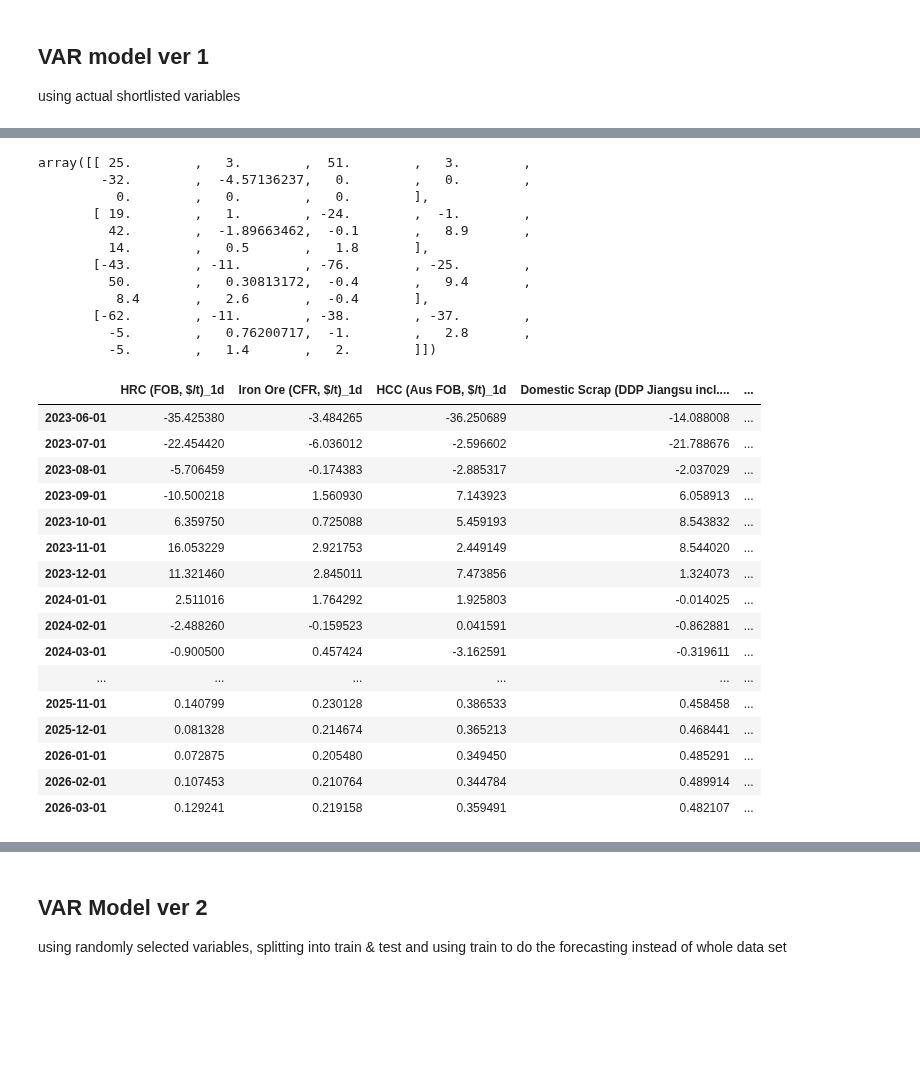
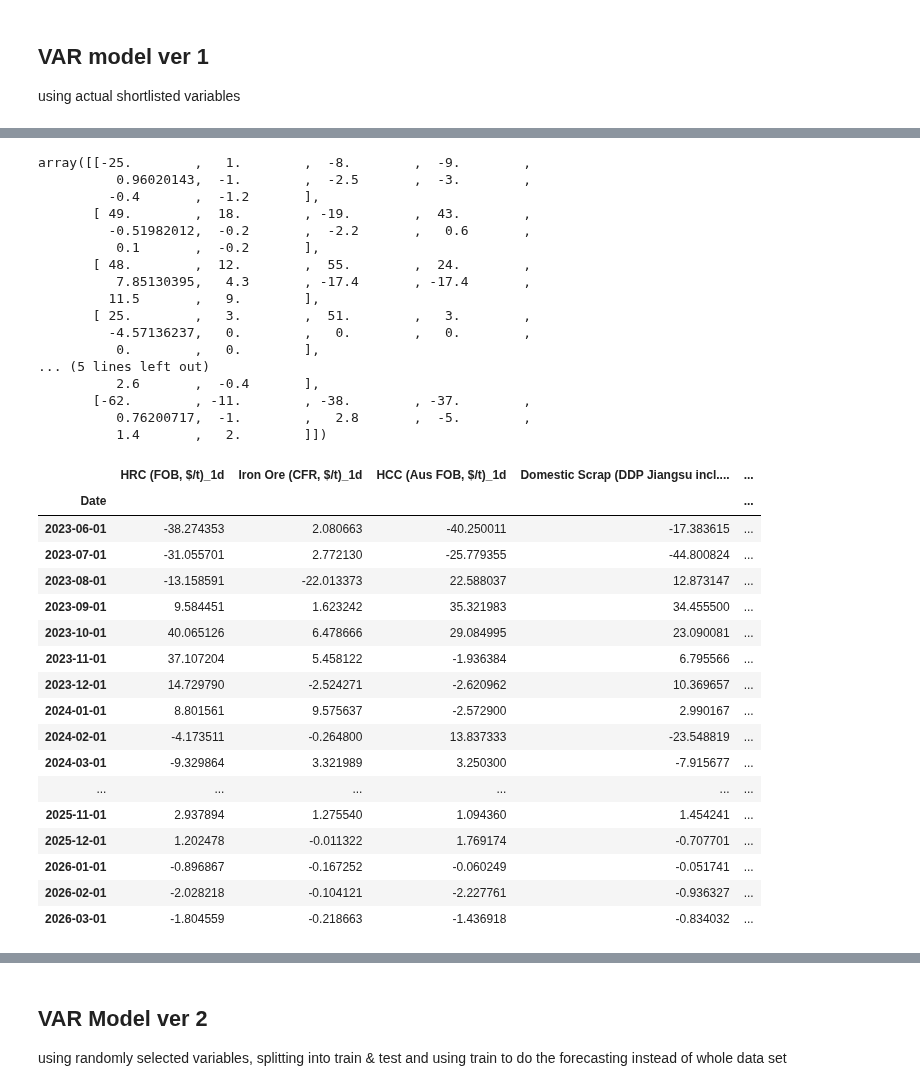
Before and after one commit to nguyenhpnguyen/BT4103-Business-Analytics-Capstone-Project, a Jupyter notebook: notebook/02_var.ipynb, the cells around one changed output, grey strips where cells are left out. Cells and saved outputs as stored; diff of their text form; code cells hidden in the pictures; blank space fills up the shorter version.

```diff
--- a/notebook/02_var.ipynb
+++ b/notebook/02_var.ipynb
@@ -31,0 +23,12 @@ df.head()
+# %%
+list_of_variables = ['Iron Ore (CFR, $/t)', 'HCC (Aus FOB, $/t)',
+         'Domestic Scrap (DDP Jiangsu incl. VAT $/t)',
+         'Monthly Export of Semis & Finished Steel as % of Production',
+         'FAI in urban real estate development (y-o-y) Growth',
+         'Automobile Production (y-o-y)', 'Civil Metal-Vessels/Steel Ships (y-o-y)',
+         'Household Fridges (y-o-y)', 'Air Conditioner (y-o-y)']
+hrc = ['Date', 'HRC (FOB, $/t)']
+final_cols = hrc + list_of_variables
+
+df = df[final_cols]
+df.head()
@@ -90,6 +99,6 @@ VAR Order Selection (* highlights the minimums)
 # %%
 # Use lag with the lowest AIC
-model_fitted = model.fit(4)
+model_fitted = model.fit(7)
 model_fitted.summary()
 # %% [output]
   Summary of Regression Results
@@ -138,42 +146,49 @@ lag_order = model_fitted.k_ar
 forecast_input = final_df_train_differenced.values[-lag_order:]
 forecast_input
 # %% [output]
-array([[ 25.        ,   3.        ,  51.        ,   3.        ,
-        -32.        ,  -4.57136237,   0.        ,   0.        ,
-          0.        ,   0.        ,   0.        ],
-       [ 19.        ,   1.        , -24.        ,  -1.        ,
-         42.        ,  -1.89663462,  -0.1       ,   8.9       ,
-         14.        ,   0.5       ,   1.8       ],
-       [-43.        , -11.        , -76.        , -25.        ,
-         50.        ,   0.30813172,  -0.4       ,   9.4       ,
-          8.4       ,   2.6       ,  -0.4       ],
+array([[-25.        ,   1.        ,  -8.        ,  -9.        ,
+          0.96020143,  -1.        ,  -2.5       ,  -3.        ,
+         -0.4       ,  -1.2       ],
+       [ 49.        ,  18.        , -19.        ,  43.        ,
+         -0.51982012,  -0.2       ,  -2.2       ,   0.6       ,
+          0.1       ,  -0.2       ],
+       [ 48.        ,  12.        ,  55.        ,  24.        ,
+          7.85130395,   4.3       , -17.4       , -17.4       ,
+         11.5       ,   9.        ],
+       [ 25.        ,   3.        ,  51.        ,   3.        ,
+         -4.57136237,   0.        ,   0.        ,   0.        ,
+          0.        ,   0.        ],
+... (5 lines left out)
+          2.6       ,  -0.4       ],
        [-62.        , -11.        , -38.        , -37.        ,
-         -5.        ,   0.76200717,  -1.        ,   2.8       ,
-         -5.        ,   1.4       ,   2.        ]])
+          0.76200717,  -1.        ,   2.8       ,  -5.        ,
+          1.4       ,   2.        ]])
 # %%
 # Forecast the following 12 periods (length of test set)
 fc = model_fitted.forecast(y=forecast_input, steps=34)
 fc_period = pd.date_range(start='6/1/2023', end='3/1/2026', freq='MS')
 df_forecast = pd.DataFrame(fc, index=fc_period, columns=final_df_test.columns + '_1d')
+df_forecast.index.name = 'Date'
 df_forecast
 # %% [output]
 |  | HRC (FOB, $/t)_1d | Iron Ore (CFR, $/t)_1d | HCC (Aus FOB, $/t)_1d | Domestic Scrap (DDP Jiangsu incl.... | ... |
-| 2023-06-01 | -35.425380 | -3.484265 | -36.250689 | -14.088008 | ... |
-| 2023-07-01 | -22.454420 | -6.036012 | -2.596602 | -21.788676 | ... |
-| 2023-08-01 | -5.706459 | -0.174383 | -2.885317 | -2.037029 | ... |
-| 2023-09-01 | -10.500218 | 1.560930 | 7.143923 | 6.058913 | ... |
-| 2023-10-01 | 6.359750 | 0.725088 | 5.459193 | 8.543832 | ... |
-| 2023-11-01 | 16.053229 | 2.921753 | 2.449149 | 8.544020 | ... |
-| 2023-12-01 | 11.321460 | 2.845011 | 7.473856 | 1.324073 | ... |
-| 2024-01-01 | 2.511016 | 1.764292 | 1.925803 | -0.014025 | ... |
-| 2024-02-01 | -2.488260 | -0.159523 | 0.041591 | -0.862881 | ... |
-| 2024-03-01 | -0.900500 | 0.457424 | -3.162591 | -0.319611 | ... |
+| Date |  |  |  |  | ... |
+| 2023-06-01 | -38.274353 | 2.080663 | -40.250011 | -17.383615 | ... |
+| 2023-07-01 | -31.055701 | 2.772130 | -25.779355 | -44.800824 | ... |
+| 2023-08-01 | -13.158591 | -22.013373 | 22.588037 | 12.873147 | ... |
+| 2023-09-01 | 9.584451 | 1.623242 | 35.321983 | 34.455500 | ... |
+| 2023-10-01 | 40.065126 | 6.478666 | 29.084995 | 23.090081 | ... |
+| 2023-11-01 | 37.107204 | 5.458122 | -1.936384 | 6.795566 | ... |
+| 2023-12-01 | 14.729790 | -2.524271 | -2.620962 | 10.369657 | ... |
+| 2024-01-01 | 8.801561 | 9.575637 | -2.572900 | 2.990167 | ... |
+| 2024-02-01 | -4.173511 | -0.264800 | 13.837333 | -23.548819 | ... |
+| 2024-03-01 | -9.329864 | 3.321989 | 3.250300 | -7.915677 | ... |
 | ... | ... | ... | ... | ... | ... |
-| 2025-11-01 | 0.140799 | 0.230128 | 0.386533 | 0.458458 | ... |
-| 2025-12-01 | 0.081328 | 0.214674 | 0.365213 | 0.468441 | ... |
-| 2026-01-01 | 0.072875 | 0.205480 | 0.349450 | 0.485291 | ... |
-| 2026-02-01 | 0.107453 | 0.210764 | 0.344784 | 0.489914 | ... |
-| 2026-03-01 | 0.129241 | 0.219158 | 0.359491 | 0.482107 | ... |
+| 2025-11-01 | 2.937894 | 1.275540 | 1.094360 | 1.454241 | ... |
+| 2025-12-01 | 1.202478 | -0.011322 | 1.769174 | -0.707701 | ... |
+| 2026-01-01 | -0.896867 | -0.167252 | -0.060249 | -0.051741 | ... |
+| 2026-02-01 | -2.028218 | -0.104121 | -2.227761 | -0.936327 | ... |
+| 2026-03-01 | -1.804559 | -0.218663 | -1.436918 | -0.834032 | ... |
 # %%
 # De-difference forecasted results
 def invert_transformation(df_train, df_forecast, second_diff=False):
```
Also changed, not shown: parts of 13 cells of this notebook, 2 other files.
